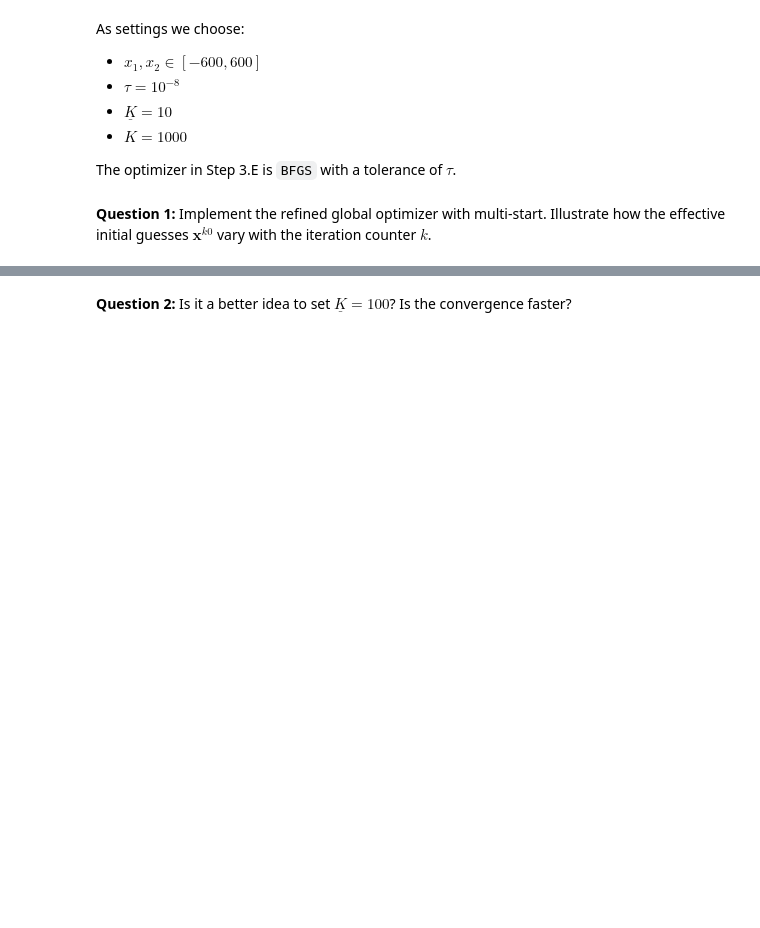
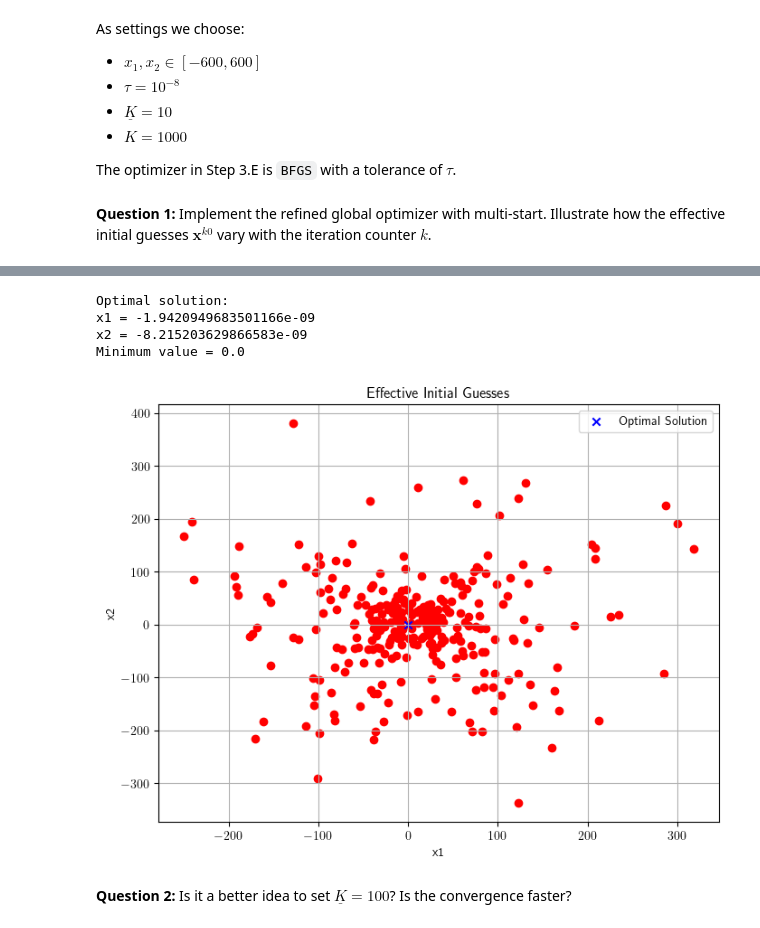
Before and after one commit to NumEconCopenhagen/projects-2023-julius-oskar, a Jupyter notebook: Exam/Exam-2023-notebook.ipynb, the cells around one changed output, grey strips where cells are left out. Saved outputs shown, nothing was run; the diff lists cells and outputs as text; code cells hidden in the pictures; blank space fills up the shorter version.

```diff
--- a/Exam/Exam-2023-notebook.ipynb
+++ b/Exam/Exam-2023-notebook.ipynb
@@ -592,2 +745,72 @@ k = 999 :  [ 24219.65941397 109855.68278834]
+# %%
+import numpy as np
+from scipy.optimize import minimize
+import matplotlib.pyplot as plt
+
+def griewank(x):
+    return griewank_(x[0], x[1])
+
+def griewank_(x1, x2):
+    A = x1**2/4000 + x2**2/4000
+    B = np.cos(x1/np.sqrt(1)) * np.cos(x2/np.sqrt(2))
+    return A - B + 1
+
+def refined_global_optimizer(bounds, tolerance, warmup_iterations, max_iterations):
+    best_x = None
+    best_value = None
+    initial_guesses = []  # Store initial guesses
+
+    for k in range(max_iterations):
+        x_k = np.random.uniform(bounds[0], bounds[1])  # Step 3.A
+
+        if k >= warmup_iterations:
+            chi_k = 0.50 * (2 / (1 + np.exp((k - warmup_iterations) / 100)))  # Step 3.C
+            x_k0 = chi_k * x_k + (1 - chi_k) * best_x  # Step 3.D
+            initial_guesses.append(x_k0)  # Store initial guess
+            x0 = x_k0
+        else:
+            x0 = x_k
+
+        result = minimize(griewank, x0, method='BFGS', tol=tolerance)  # Step 3.E
+
+        if best_value is None or result.fun < best_value:  # Step 3.F
+            best_x = result.x
+            best_value = result.fun
+
+        if best_value < tolerance:  # Step 3.G
+            break
+
+    return best_x, initial_guesses
+
+# Settings
+bounds = [np.array([-600, -600]), np.array([600, 600])]
+tolerance = 1e-8
+warmup_iterations = 10
+max_iterations = 1000
+
+# Perform optimization
+result, initial_guesses = refined_global_optimizer(bounds, tolerance, warmup_iterations, max_iterations)
+
+print("Optimal solution:")
+print("x1 =", result[0])
+print("x2 =", result[1])
+print("Minimum value =", griewank(result))
+
+# Plotting initial guesses
+plt.figure(figsize=(8, 6))
+plt.scatter([guess[0] for guess in initial_guesses], [guess[1] for guess in initial_guesses], c='r', marker='o')
+plt.scatter(result[0], result[1], c='b', marker='x', label='Optimal Solution')
+plt.xlabel("x1")
+plt.ylabel("x2")
+plt.title("Effective Initial Guesses")
+plt.legend()
+plt.grid(True)
+plt.show()
+# %% [output]
+Optimal solution:
+x1 = -1.9420949683501166e-09
+x2 = -8.215203629866583e-09
+Minimum value = 0.0
+[figure, added]
 # %% [markdown]
 **Question 2:** Is it a better idea to set $\underline{K} = 100$? Is the convergence faster?
```
Also changed, not shown: parts of 22 cells of this notebook.
